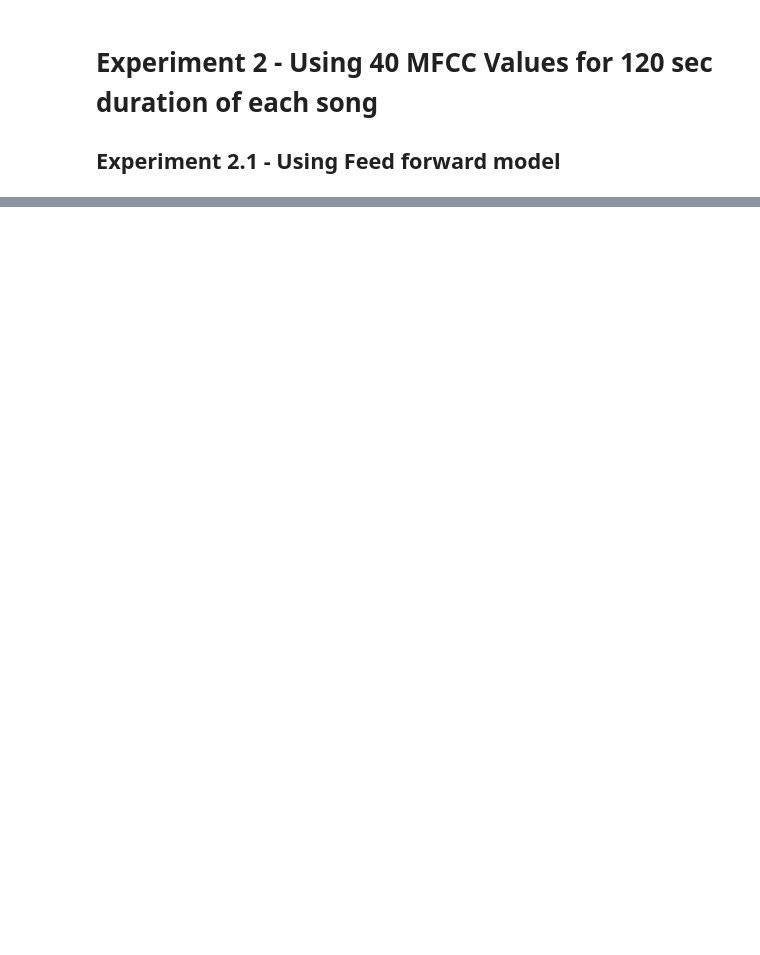
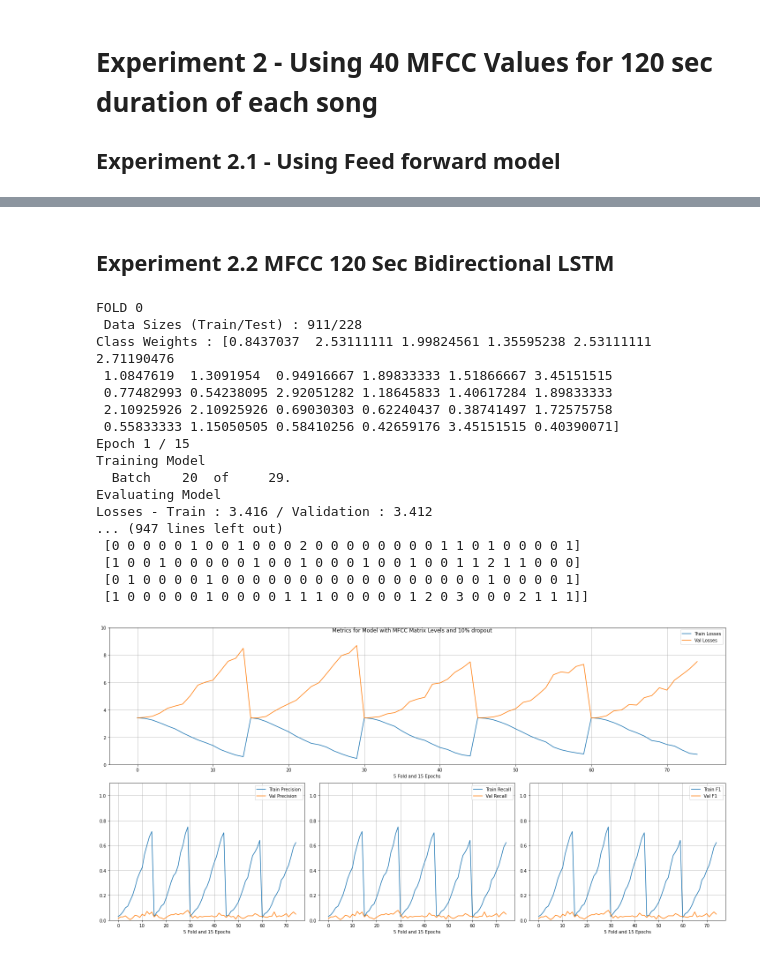
Before and after one commit to pradeep-miriyala/multi-modal-aud-nlp-models, a Jupyter notebook: notebooks/Raga Identification/Raga_Analysis_Experiments.ipynb, the cells around one changed output, grey strips where cells are left out. Saved outputs shown, nothing was run; the diff lists cells and outputs as text; code cells hidden in the pictures; blank space fills up the shorter version.

Commit message:
Update Raga Experiments by including Bidirectional LSTM Model on MFCC Data

```diff
--- a/notebooks/Raga Identification/Raga_Analysis_Experiments.ipynb
+++ b/notebooks/Raga Identification/Raga_Analysis_Experiments.ipynb
@@ -809,0 +930,65 @@ data.to_pickle('/content/drive/MyDrive/data_w_mfcc_mat.pkl')
+# %% [markdown]
+## Experiment 2.2 MFCC 120 Sec Bidirectional LSTM
+# %%
+class MfccLstmModel(nn.Module):
+    def __init__(self, n_labels, dropout=0.25, n_layers=2):
+        super().__init__()
+        self.input_dim = 40
+        self.hidden_dim = self.input_dim
+        self.n_layers = n_layers
+        self.seq_len = 9601
+        self.n_labels = n_labels
+        self.rnn = nn.LSTM(self.input_dim, self.hidden_dim, self.n_layers, batch_first=True, bidirectional=True, dropout=dropout)
+        self.fc = nn.Sequential(nn.Linear(2*self.hidden_dim,160),
+                                nn.GELU(),
+                                nn.Linear(160,self.n_labels))
+
+    def forward(self,x,h):
+        x = x.reshape((x.shape[0],x.shape[2],x.shape[3]))
+        out, (hn, cn) = self.rnn(x.permute(0, 2, 1), h)
+        x_forward = out[range(len(out)), self.seq_len - 1, :self.hidden_dim]
+        x_reverse = out[:, 0, self.hidden_dim:]
+        x = torch.cat((x_forward, x_reverse), 1)
+        x = self.fc(x)
+        return x
+
+    def init_hidden(self, batch_size, target_device):
+        weight = next(self.parameters()).data
+        # Bi directional LSTM
+        hidden = (weight.new(2 * self.n_layers, batch_size, self.hidden_dim).zero_().to(target_device),
+                  weight.new(2 * self.n_layers, batch_size, self.hidden_dim).zero_().to(target_device))
+        return hidden
+# %%
+mfcc_matrix_bidir_lstm_results = train_model(data, MfccMatrixDataset.prepare_data, gpu,
+                                  **{'n_labels' : n_labels,
+                                   'report' : 20,
+                                   'lstm' : True,
+                                   'lr' : 5e-3,
+                                   'clip_at' : None,
+                                   'k_folds' : 5,
+                                   'balance_classes' : True,
+                                   'dropout' : 0.1,
+                                   'title' : 'Model with MFCC Matrix Levels and 10% dropout',
+                                   'plot' : True,
+                                   'epochs' : 15,
+                                   'model' : MfccLstmModel,
+                                   'mdlargs' : {'n_layers' : 2}})
+# %% [output]
+FOLD 0
+ Data Sizes (Train/Test) : 911/228
+Class Weights : [0.8437037  2.53111111 1.99824561 1.35595238 2.53111111 2.71190476
+ 1.0847619  1.3091954  0.94916667 1.89833333 1.51866667 3.45151515
+ 0.77482993 0.54238095 2.92051282 1.18645833 1.40617284 1.89833333
+ 2.10925926 2.10925926 0.69030303 0.62240437 0.38741497 1.72575758
+ 0.55833333 1.15050505 0.58410256 0.42659176 3.45151515 0.40390071]
+Epoch 1 / 15
+Training Model
+  Batch    20  of     29.
+Evaluating Model
+Losses - Train : 3.416 / Validation : 3.412
+... (947 lines left out)
+ [0 0 0 0 0 1 0 0 1 0 0 0 2 0 0 0 0 0 0 0 0 1 1 0 1 0 0 0 0 1]
+ [1 0 0 1 0 0 0 0 0 1 0 0 1 0 0 0 1 0 0 1 0 0 1 1 2 1 1 0 0 0]
+ [0 1 0 0 0 0 1 0 0 0 0 0 0 0 0 0 0 0 0 0 0 0 0 0 1 0 0 0 0 1]
+ [1 0 0 0 0 0 1 0 0 0 0 1 1 1 0 0 0 0 0 1 2 0 3 0 0 0 2 1 1 1]]
+[figure, added]
```
Also changed, not shown: parts of 17 cells of this notebook.
